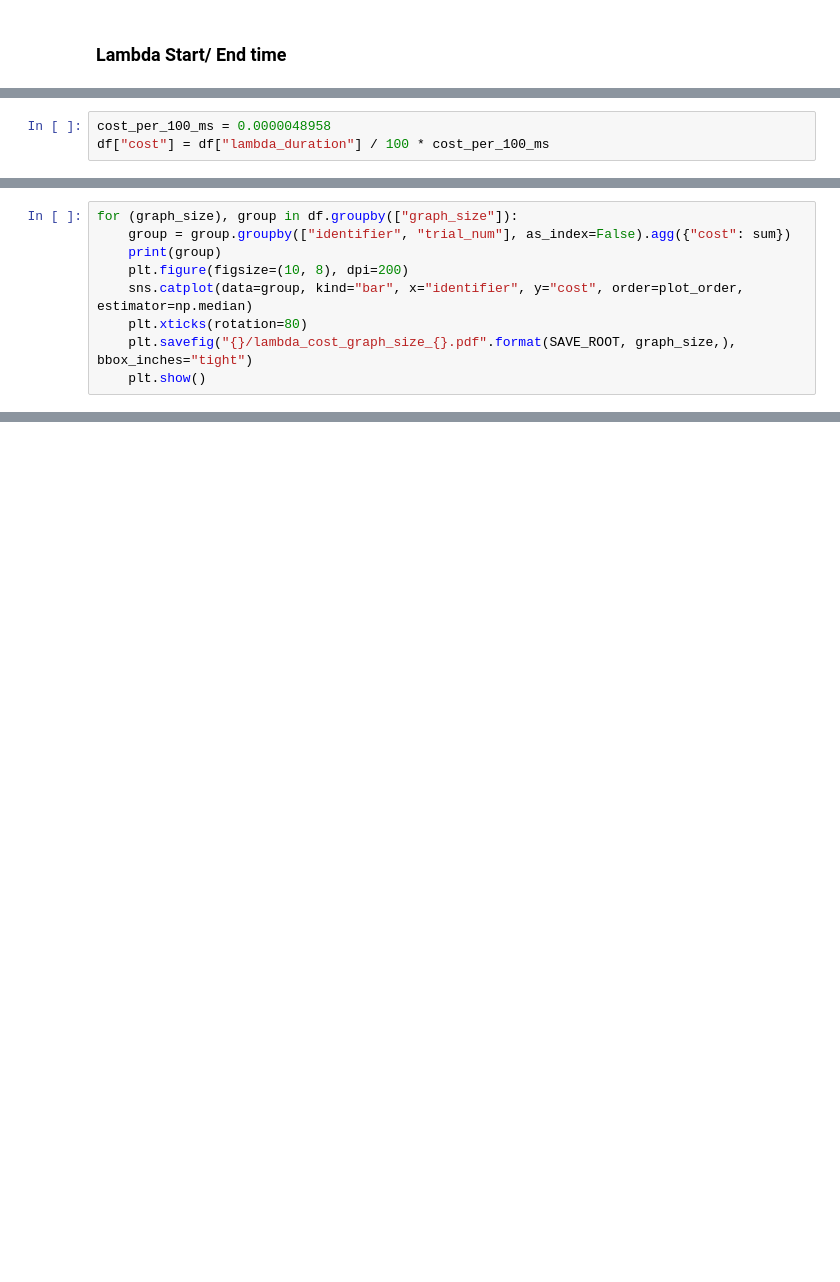
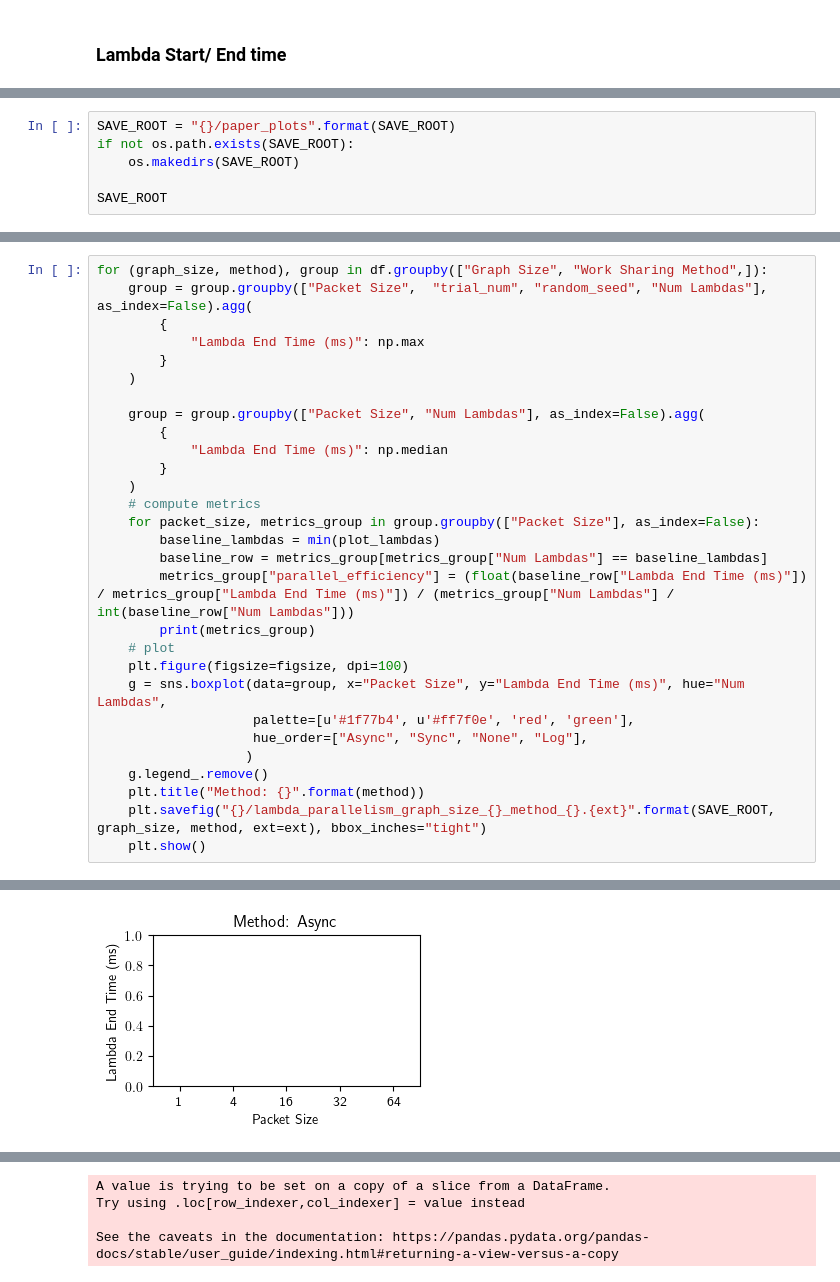
Before and after one commit to cryingpotat0/graph_mplambda, a Jupyter notebook: scripts/plotting-aggregate.ipynb, the cells around one changed output, grey strips where cells are left out. Cells and saved outputs as stored; diff of their text form; blank space fills up the shorter version.

Commit message:
more plotting changes

```diff
--- a/scripts/plotting-aggregate.ipynb
+++ b/scripts/plotting-aggregate.ipynb
@@ -163,3 +118,0 @@ for (graph_size), group in df.groupby(["graph_size"]):
-# %%
-cost_per_100_ms = 0.0000048958
-df["cost"] = df["lambda_duration"] / 100 * cost_per_100_ms
@@ -177,9 +118,0 @@ for (graph_size), group in df.groupby(["graph_size"]):
-# %%
-for (graph_size), group in df.groupby(["graph_size"]):
-    group = group.groupby(["identifier", "trial_num"], as_index=False).agg({"cost": sum})
-    print(group)
-    plt.figure(figsize=(10, 8), dpi=200)
-    sns.catplot(data=group, kind="bar", x="identifier", y="cost", order=plot_order, estimator=np.median)
-    plt.xticks(rotation=80)
-    plt.savefig("{}/lambda_cost_graph_size_{}.pdf".format(SAVE_ROOT, graph_size,), bbox_inches="tight")
-    plt.show()
@@ -205,0 +125,6 @@ for (graph_size), group in df.groupby(["graph_size"]):
+# %%
+SAVE_ROOT = "{}/paper_plots".format(SAVE_ROOT)
+if not os.path.exists(SAVE_ROOT):
+    os.makedirs(SAVE_ROOT)
+
+SAVE_ROOT
@@ -205,0 +177,30 @@ for (graph_size), group in df.groupby(["graph_size"]):
+# %%
+for (graph_size, method), group in df.groupby(["Graph Size", "Work Sharing Method",]):
+    group = group.groupby(["Packet Size",  "trial_num", "random_seed", "Num Lambdas"], as_index=False).agg(
+        {
+            "Lambda End Time (ms)": np.max
+        }
+    )
+
+    group = group.groupby(["Packet Size", "Num Lambdas"], as_index=False).agg(
+        {
+            "Lambda End Time (ms)": np.median
+        }
+    )
+    # compute metrics
+    for packet_size, metrics_group in group.groupby(["Packet Size"], as_index=False):
+        baseline_lambdas = min(plot_lambdas)
+        baseline_row = metrics_group[metrics_group["Num Lambdas"] == baseline_lambdas]
+        metrics_group["parallel_efficiency"] = (float(baseline_row["Lambda End Time (ms)"]) / metrics_group["Lambda End Time (ms)"]) / (metrics_group["Num Lambdas"] / int(baseline_row["Num Lambdas"]))
+        print(metrics_group)
+    # plot
+    plt.figure(figsize=figsize, dpi=100)
+    g = sns.boxplot(data=group, x="Packet Size", y="Lambda End Time (ms)", hue="Num Lambdas",
+                    palette=[u'#1f77b4', u'#ff7f0e', 'red', 'green'],
+                    hue_order=["Async", "Sync", "None", "Log"],
+                   )
+    g.legend_.remove()
+    plt.title("Method: {}".format(method))
+    plt.savefig("{}/lambda_parallelism_graph_size_{}_method_{}.{ext}".format(SAVE_ROOT, graph_size, method, ext=ext), bbox_inches="tight")
+    plt.show()
+# %% [output]
@@ -205,0 +237 @@ for (graph_size), group in df.groupby(["graph_size"]):
+[figure, added]
@@ -205,0 +269,4 @@ for (graph_size), group in df.groupby(["graph_size"]):
+A value is trying to be set on a copy of a slice from a DataFrame.
+Try using .loc[row_indexer,col_indexer] = value instead
+
+See the caveats in the documentation: https://pandas.pydata.org/pandas-docs/stable/user_guide/indexing.html#returning-a-view-versus-a-copy
```
Also changed, not shown: parts of 36 cells of this notebook.
